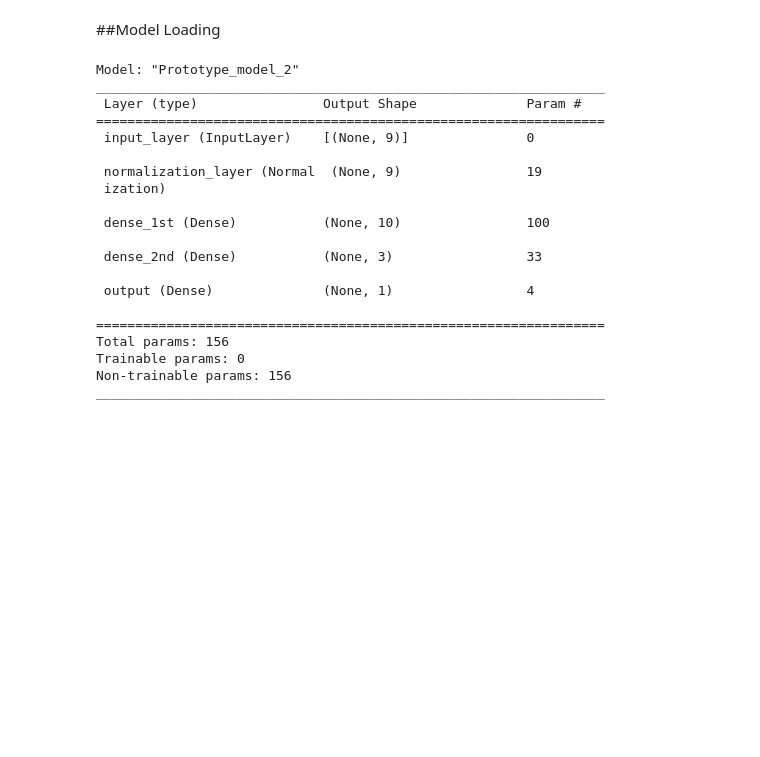
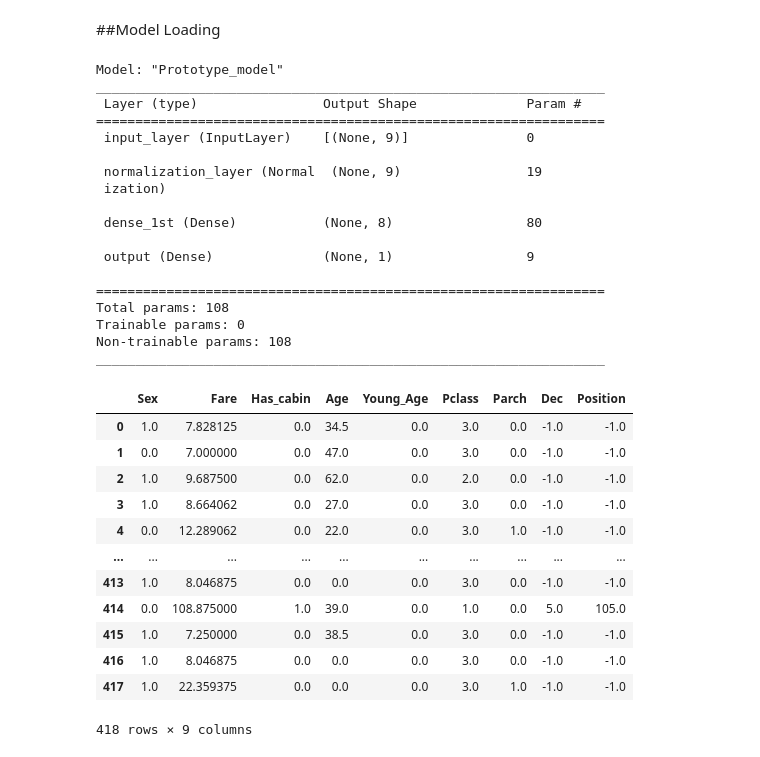
Before and after one commit to janeusz2000/Titanic, a Jupyter notebook: titanic.ipynb, the cells around one changed output. Saved outputs shown, nothing was run; the diff lists cells and outputs as text; code cells hidden in the pictures; blank space fills up the shorter version.

```diff
--- a/titanic.ipynb
+++ b/titanic.ipynb
@@ -695,11 +731,11 @@ _________________________________________________________________
 # %% [markdown]
 ##Model Loading
 # %%
-final_model = tf.keras.models.load_model("good_models/model_epoch_174_precision_0.86_acc_0.85_.h5")
+final_model = tf.keras.models.load_model("final_model/model_epoch_268_precision_0.90_acc_0.87_.h5")
 final_model.trainable = False
 final_model.summary()
 # %% [output]
-Model: "Prototype_model_2"
+Model: "Prototype_model"
 _________________________________________________________________
  Layer (type)                Output Shape              Param #
 =================================================================
@@ -708,17 +744,32 @@ _________________________________________________________________
  normalization_layer (Normal  (None, 9)                19
  ization)
 
- dense_1st (Dense)           (None, 10)                100
+ dense_1st (Dense)           (None, 8)                 80
 
- dense_2nd (Dense)           (None, 3)                 33
-
- output (Dense)              (None, 1)                 4
+ output (Dense)              (None, 1)                 9
 
 =================================================================
-Total params: 156
+Total params: 108
 Trainable params: 0
-Non-trainable params: 156
+Non-trainable params: 108
 _________________________________________________________________
 # %%
 test_tensor = create_data_frame(test_table)
+test_tensor.fillna(0, inplace=True)
+# %%
+test_tensor.head(900)
+# %% [output]
+|  | Sex | Fare | Has_cabin | Age | Young_Age | Pclass | Parch | Dec | Position |
+| 0 | 1.0 | 7.828125 | 0.0 | 34.5 | 0.0 | 3.0 | 0.0 | -1.0 | -1.0 |
+| 1 | 0.0 | 7.000000 | 0.0 | 47.0 | 0.0 | 3.0 | 0.0 | -1.0 | -1.0 |
+| 2 | 1.0 | 9.687500 | 0.0 | 62.0 | 0.0 | 2.0 | 0.0 | -1.0 | -1.0 |
+| 3 | 1.0 | 8.664062 | 0.0 | 27.0 | 0.0 | 3.0 | 0.0 | -1.0 | -1.0 |
+| 4 | 0.0 | 12.289062 | 0.0 | 22.0 | 0.0 | 3.0 | 1.0 | -1.0 | -1.0 |
+| ... | ... | ... | ... | ... | ... | ... | ... | ... | ... |
+| 413 | 1.0 | 8.046875 | 0.0 | 0.0 | 0.0 | 3.0 | 0.0 | -1.0 | -1.0 |
+| 414 | 0.0 | 108.875000 | 1.0 | 39.0 | 0.0 | 1.0 | 0.0 | 5.0 | 105.0 |
+| 415 | 1.0 | 7.250000 | 0.0 | 38.5 | 0.0 | 3.0 | 0.0 | -1.0 | -1.0 |
+| 416 | 1.0 | 8.046875 | 0.0 | 0.0 | 0.0 | 3.0 | 0.0 | -1.0 | -1.0 |
+| 417 | 1.0 | 22.359375 | 0.0 | 0.0 | 0.0 | 3.0 | 1.0 | -1.0 | -1.0 |
+418 rows × 9 columns
 # %%
```
Also changed, not shown: parts of 23 cells of this notebook.
